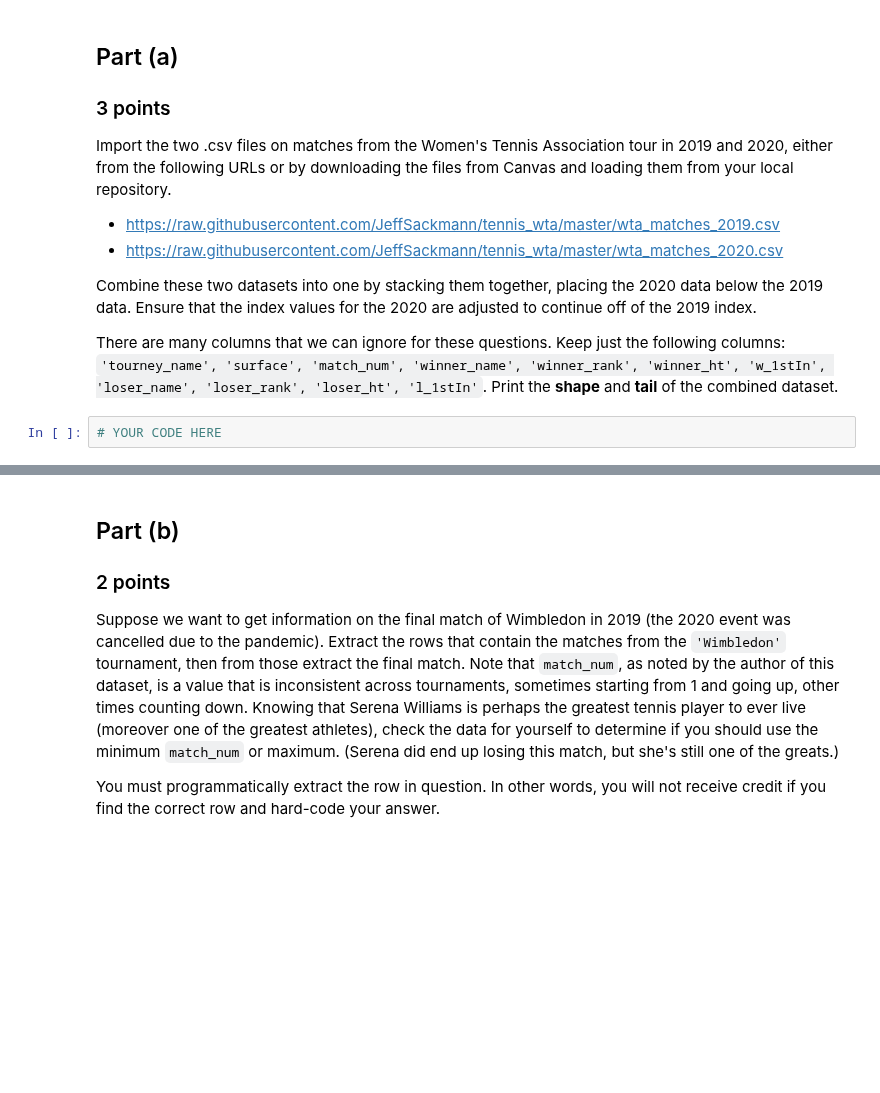
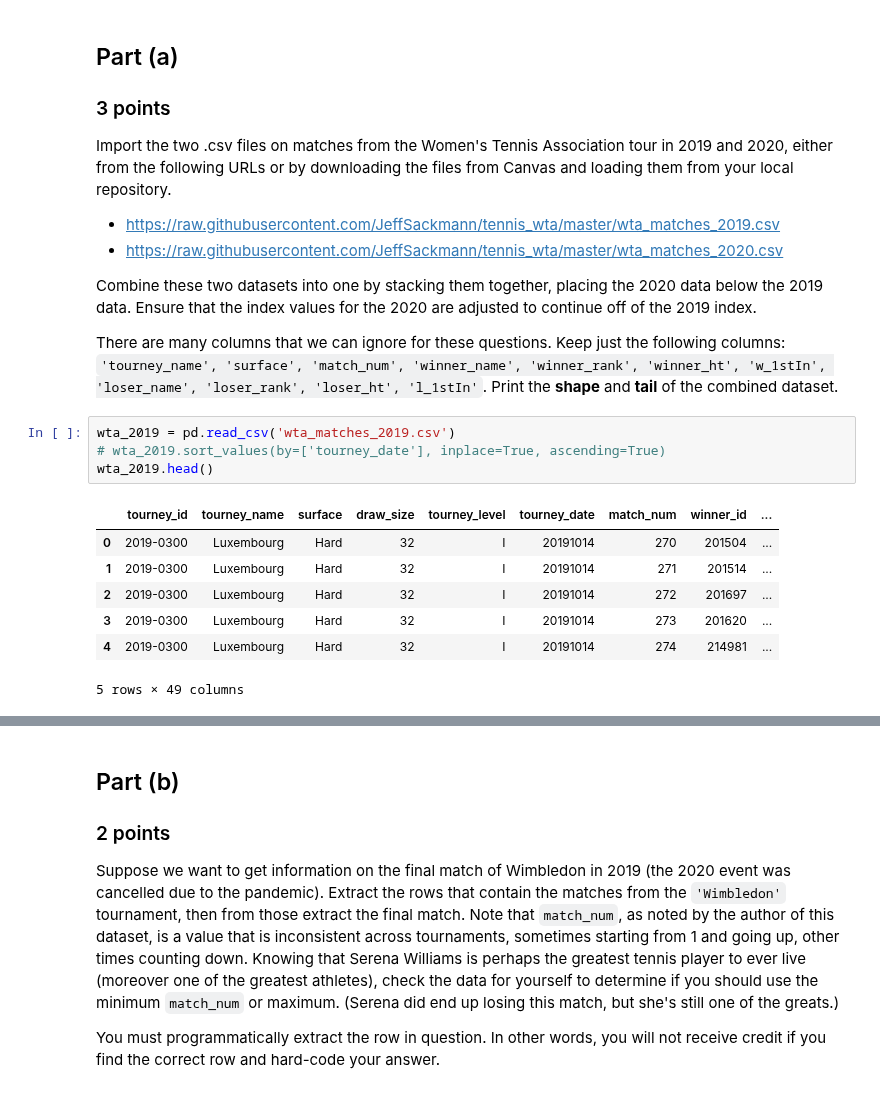
Before and after one commit to DuncanFerguson/GITHUB_REPOSITORY, a Jupyter notebook: DU_MSDS/Data Science Tools 1/Final_Assignment/Duncan_Ferguson_Final Assignment.ipynb, the cells around one changed output, grey strips where cells are left out. Saved outputs shown, nothing was run; the diff lists cells and outputs as text; blank space fills up the shorter version.

```diff
--- a/DU_MSDS/Data Science Tools 1/Final_Assignment/Duncan_Ferguson_Final Assignment.ipynb
+++ b/DU_MSDS/Data Science Tools 1/Final_Assignment/Duncan_Ferguson_Final Assignment.ipynb
@@ -229,5 +229,15 @@ Import the two .csv files on matches from the Women's Tennis Association tour in
 Combine these two datasets into one by stacking them together, placing the 2020 data below the 2019 data. Ensure that the index values for the 2020 are adjusted to continue off of the 2019 index.
 
 There are many columns that we can ignore for these questions. Keep just the following columns: `'tourney_name', 'surface', 'match_num', 'winner_name', 'winner_rank', 'winner_ht', 'w_1stIn', 'loser_name', 'loser_rank', 'loser_ht', 'l_1stIn'`. Print the **shape** and **tail** of the combined dataset.
-# %%
-# YOUR CODE HERE
+# %%
+wta_2019 = pd.read_csv('wta_matches_2019.csv')
+# wta_2019.sort_values(by=['tourney_date'], inplace=True, ascending=True)
+wta_2019.head()
+# %% [output]
+|  | tourney_id | tourney_name | surface | draw_size | tourney_level | tourney_date | match_num | winner_id | ... |
+| 0 | 2019-0300 | Luxembourg | Hard | 32 | I | 20191014 | 270 | 201504 | ... |
+| 1 | 2019-0300 | Luxembourg | Hard | 32 | I | 20191014 | 271 | 201514 | ... |
+| 2 | 2019-0300 | Luxembourg | Hard | 32 | I | 20191014 | 272 | 201697 | ... |
+| 3 | 2019-0300 | Luxembourg | Hard | 32 | I | 20191014 | 273 | 201620 | ... |
+| 4 | 2019-0300 | Luxembourg | Hard | 32 | I | 20191014 | 274 | 214981 | ... |
+5 rows × 49 columns
```
Also changed, not shown: parts of 2 cells of this notebook, 2 other files.
